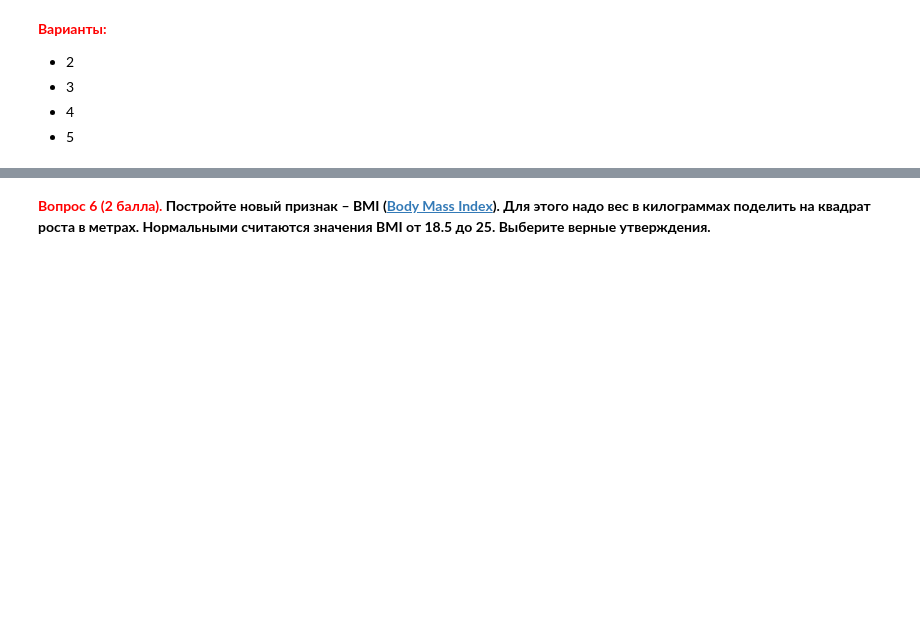
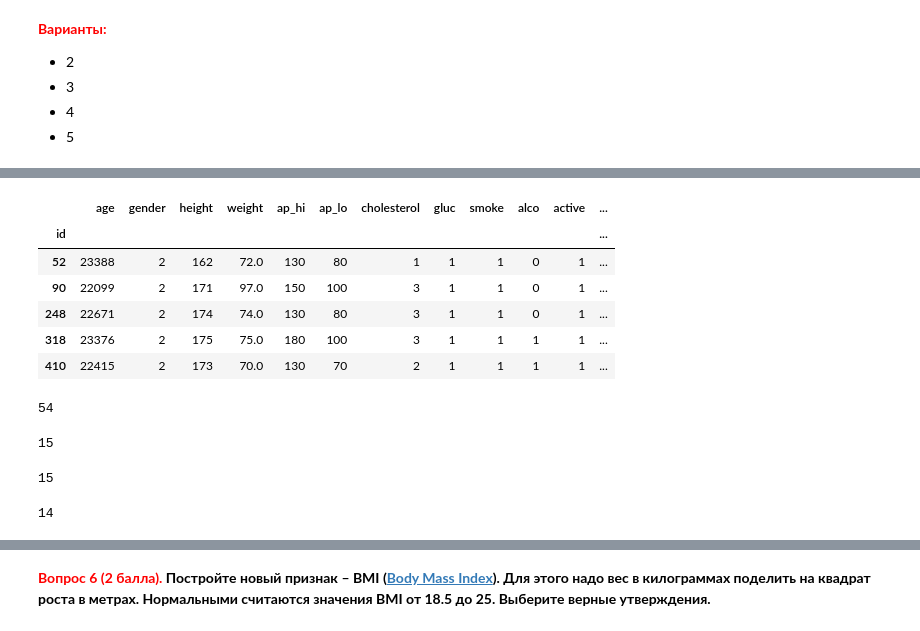
Before and after one commit to gbarvinok/mlcourse_open, a Jupyter notebook: jupyter_notebooks/topic01_pandas_data_analysis/hw1_session2_data_analysis_pandas.ipynb, the cells around one changed output, grey strips where cells are left out. Drawn from its saved outputs; the diff is of its cells as text; code cells hidden in the pictures; blank space fills up the shorter version.

```diff
--- a/jupyter_notebooks/topic01_pandas_data_analysis/hw1_session2_data_analysis_pandas.ipynb
+++ b/jupyter_notebooks/topic01_pandas_data_analysis/hw1_session2_data_analysis_pandas.ipynb
@@ -186,0 +187,3 @@ df.groupby('smoke')[['age']].agg(np.median)
+# %%
+df['age_years'] = df['age'].map(lambda x: x // 365)
+df.head()
@@ -186,0 +198,20 @@ df.groupby('smoke')[['age']].agg(np.median)
+# %%
+df2 = df[(df['gender']==2) & (df['age_years']>=60) & (df['age_years']<=64) & (df['smoke']==1) ]
+# %%
+df2.head()
+# %% [output]
+|  | age | gender | height | weight | ap_hi | ap_lo | cholesterol | gluc | smoke | alco | active | ... |
+| id |  |  |  |  |  |  |  |  |  |  |  | ... |
+| 52 | 23388 | 2 | 162 | 72.0 | 130 | 80 | 1 | 1 | 1 | 0 | 1 | ... |
+| 90 | 22099 | 2 | 171 | 97.0 | 150 | 100 | 3 | 1 | 1 | 0 | 1 | ... |
+| 248 | 22671 | 2 | 174 | 74.0 | 130 | 80 | 3 | 1 | 1 | 0 | 1 | ... |
+| 318 | 23376 | 2 | 175 | 75.0 | 180 | 100 | 3 | 1 | 1 | 1 | 1 | ... |
+| 410 | 22415 | 2 | 173 | 70.0 | 130 | 70 | 2 | 1 | 1 | 1 | 1 | ... |
+# %%
+df2[(df2['ap_hi']<120) & (df2['cholesterol']==1)]['age'].count()
+# %% [output]
+54
+# %%
+df2[(df2['ap_hi']<120) & (df2['cholesterol']==1) & (df2['cardio']==1)]['age'].count()
+# %% [output]
+15
@@ -186,0 +220,8 @@ df.groupby('smoke')[['age']].agg(np.median)
+# %%
+df2[(df2['ap_hi']<180) & (df2['ap_hi']>=160) & (df2['cholesterol']==3)]['age'].count()
+# %% [output]
+15
+# %%
+df2[(df2['ap_hi']<180) & (df2['ap_hi']>=160) & (df2['cholesterol']==3) & (df2['cardio']==1)]['age'].count()
+# %% [output]
+14
```
Also changed, not shown: parts of 27 cells of this notebook.
